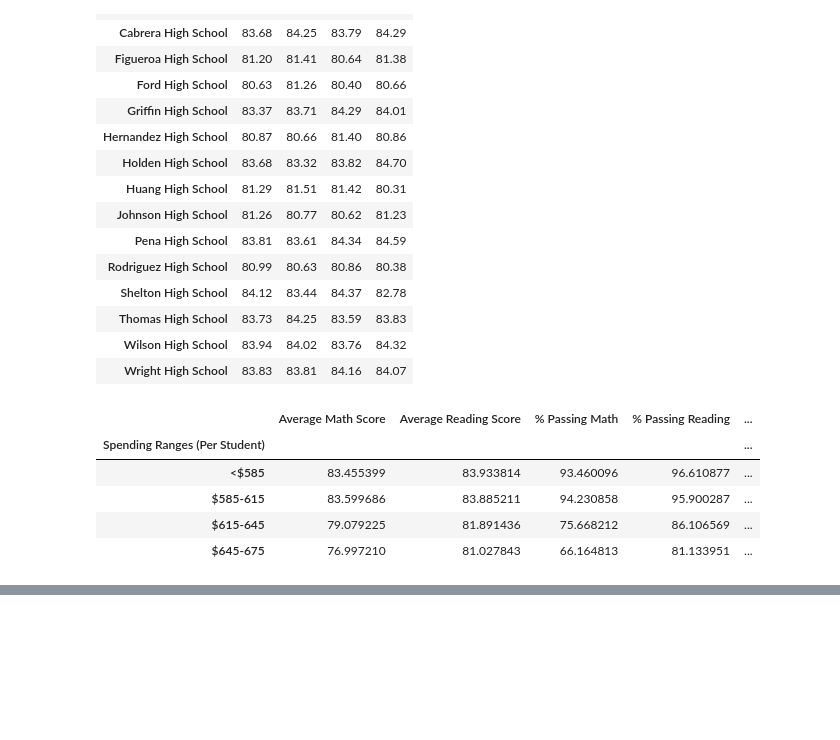
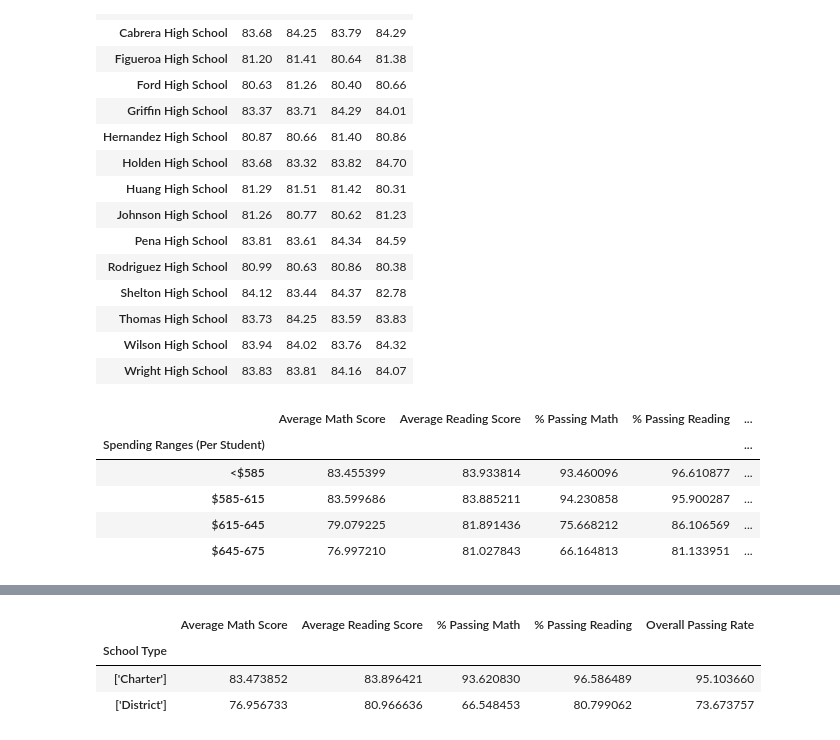
Before and after one commit to huytran408/PyCitySchools, a Jupyter notebook: Huy's Academy of Py.ipynb, the cells around one changed output, grey strips where cells are left out. Cells and saved outputs as stored; diff of their text form; code cells hidden in the pictures; blank space fills up the shorter version.

```diff
--- a/Huy's Academy of Py.ipynb
+++ b/Huy's Academy of Py.ipynb
@@ -254,0 +296,21 @@ Sorry. Ran out of time =(
+# %%
+# Scores by School Type
+school_summary_copy3 = school_summary_df.copy()
+school_summary_copy3["School Type"] = school_summary_copy3["School Type"].astype(str)
+
+math_score_by_st = school_summary_copy3.groupby(["School Type"]).mean()["Average Math Score"]
+read_score_by_st = school_summary_copy3.groupby(["School Type"]).mean()["Average Reading Score"]
+math_pass_by_st = school_summary_copy3.groupby(["School Type"]).mean()["% Passing Math"]
+read_pass_by_st = school_summary_copy3.groupby(["School Type"]).mean()["% Passing Reading"]
+overall_pass_rate_st = school_summary_copy3.groupby(["School Type"]).mean()["school_overall_passing"]
+
+scores_by_st = {"Average Math Score": math_score_by_st, "Average Reading Score": read_score_by_st,
+                     "% Passing Math": math_pass_by_st, "% Passing Reading": read_pass_by_st,
+                     "Overall Passing Rate": overall_pass_rate_st}
+scores_by_st_df = pd.DataFrame(scores_by_st)
+scores_by_st_df
+# %% [output]
+|  | Average Math Score | Average Reading Score | % Passing Math | % Passing Reading | Overall Passing Rate |
+| School Type |  |  |  |  |  |
+| ['Charter'] | 83.473852 | 83.896421 | 93.620830 | 96.586489 | 95.103660 |
+| ['District'] | 76.956733 | 80.966636 | 66.548453 | 80.799062 | 73.673757 |
```
Also changed, not shown: parts of 8 cells of this notebook.
